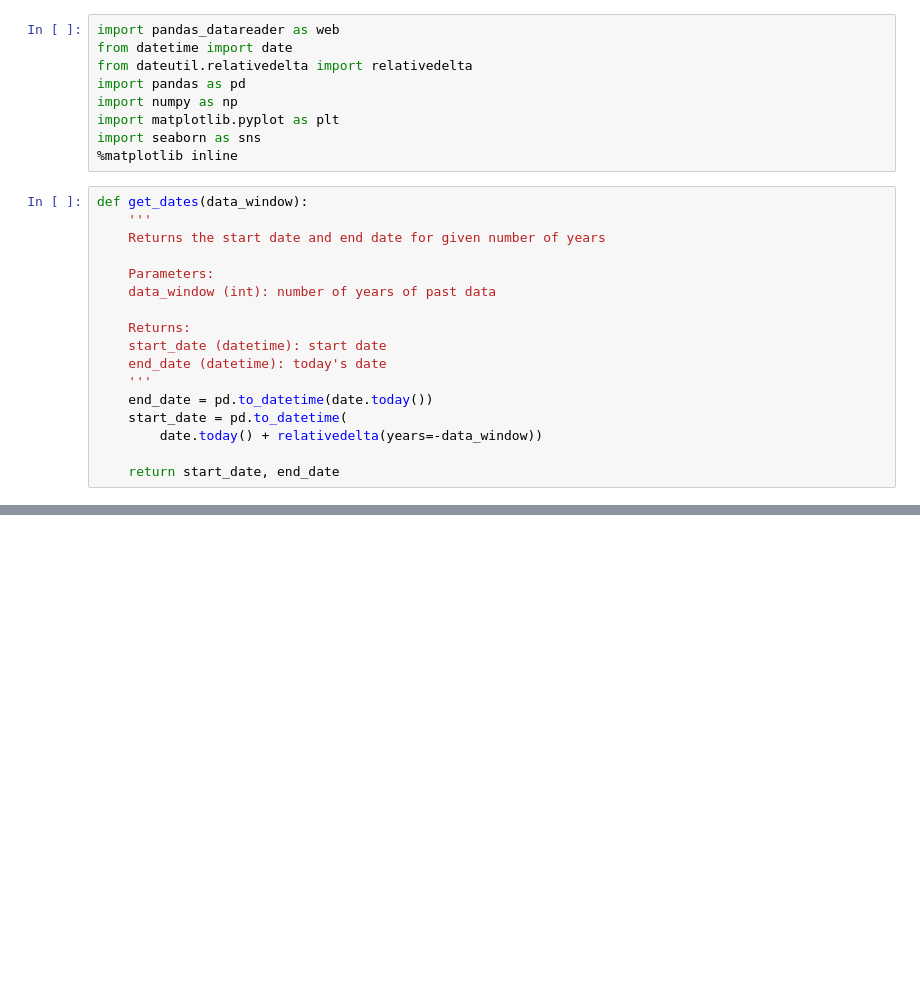
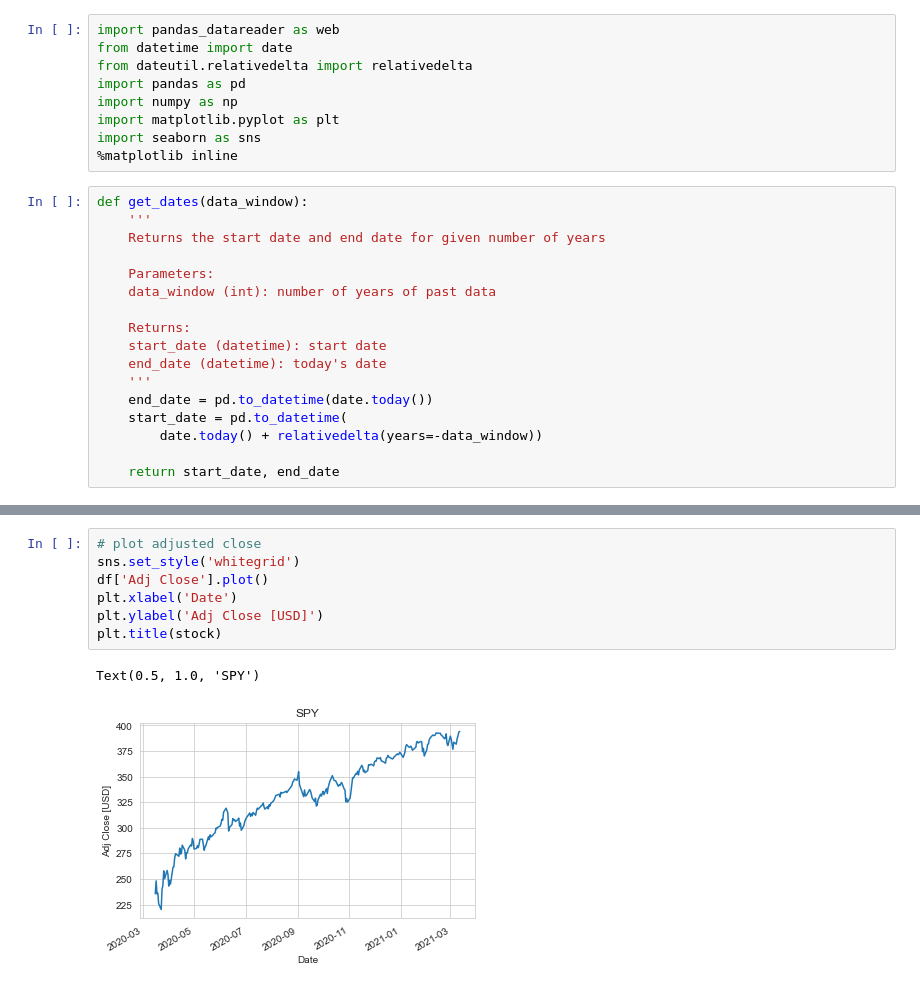
Before and after one commit to joshua-furtado/stock_price_indicator, a Jupyter notebook: notebooks/1_get_stock_data.ipynb, the cells around one changed output, grey strips where cells are left out. Drawn from its saved outputs; the diff is of its cells as text; blank space fills up the shorter version.

```diff
--- a/notebooks/1_get_stock_data.ipynb
+++ b/notebooks/1_get_stock_data.ipynb
@@ -65,0 +90,10 @@ df
+# %%
+# plot adjusted close
+sns.set_style('whitegrid')
+df['Adj Close'].plot()
+plt.xlabel('Date')
+plt.ylabel('Adj Close [USD]')
+plt.title(stock)
+# %% [output]
+Text(0.5, 1.0, 'SPY')
+[figure, added]
```
Also changed, not shown: parts of 5 cells of this notebook, 18 other files.
